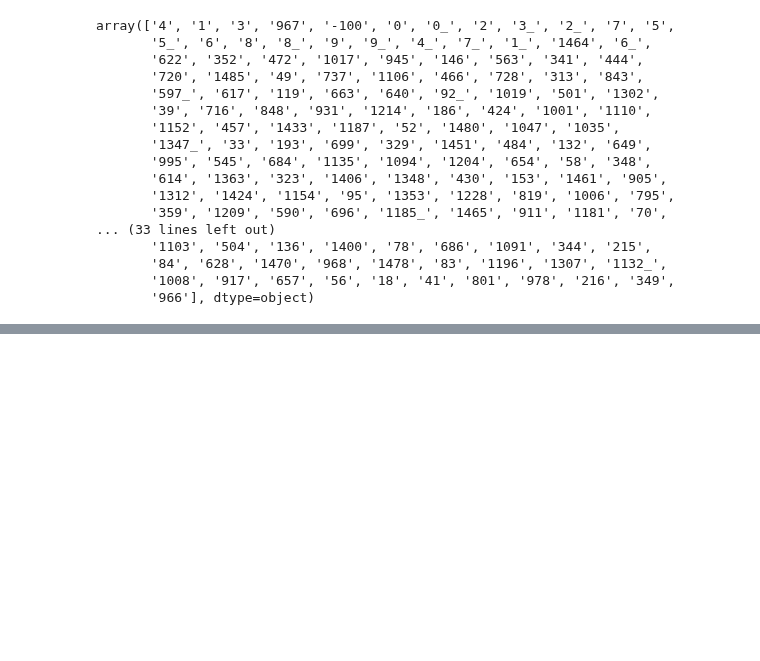
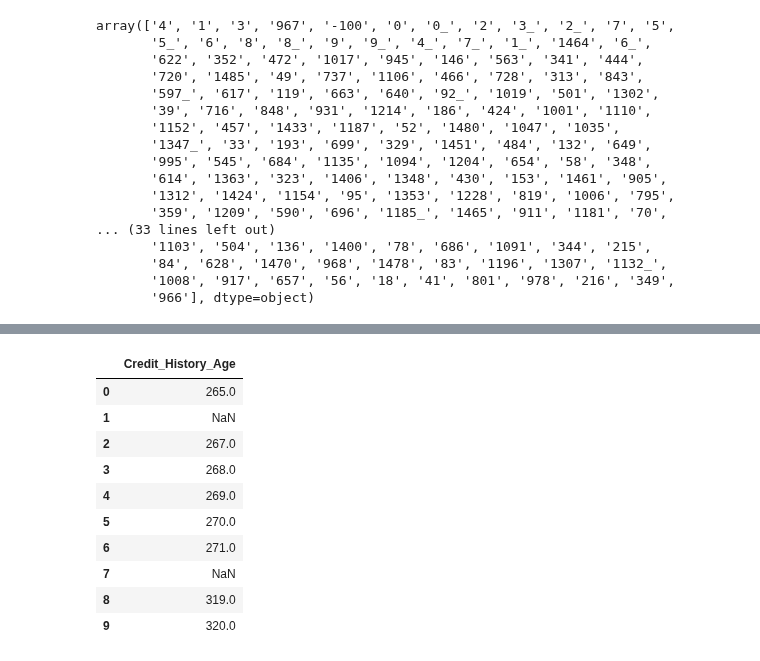
Before and after one commit to Ghukii/TMP-4sem-, a Jupyter notebook: Задание_6/Задание_6_13.ipynb, the cells around one changed output, grey strips where cells are left out. Drawn from its saved outputs; the diff is of its cells as text; code cells hidden in the pictures; blank space fills up the shorter version.

```diff
--- a/Задание_6/Задание_6_13.ipynb
+++ b/Задание_6/Задание_6_13.ipynb
@@ -120,0 +166,3 @@ array(['4', '1', '3', '967', nan, '0', '2', '7', '5', '6', '8', '9',
+# %%
+cha = list(map(lambda x: int(x.split()[0]) * 12 + int(x.split()[3]) if x is not np.NaN else x, df["Credit_History_Age"].tolist()))
+cha
@@ -120,0 +187,15 @@ array(['4', '1', '3', '967', nan, '0', '2', '7', '5', '6', '8', '9',
+# %%
+df["Credit_History_Age"] = cha
+df[["Credit_History_Age"]].head(10)
+# %% [output]
+|  | Credit_History_Age |
+| 0 | 265.0 |
+| 1 | NaN |
+| 2 | 267.0 |
+| 3 | 268.0 |
+| 4 | 269.0 |
+| 5 | 270.0 |
+| 6 | 271.0 |
+| 7 | NaN |
+| 8 | 319.0 |
+| 9 | 320.0 |
```
Also changed, not shown: parts of 12 cells of this notebook.
